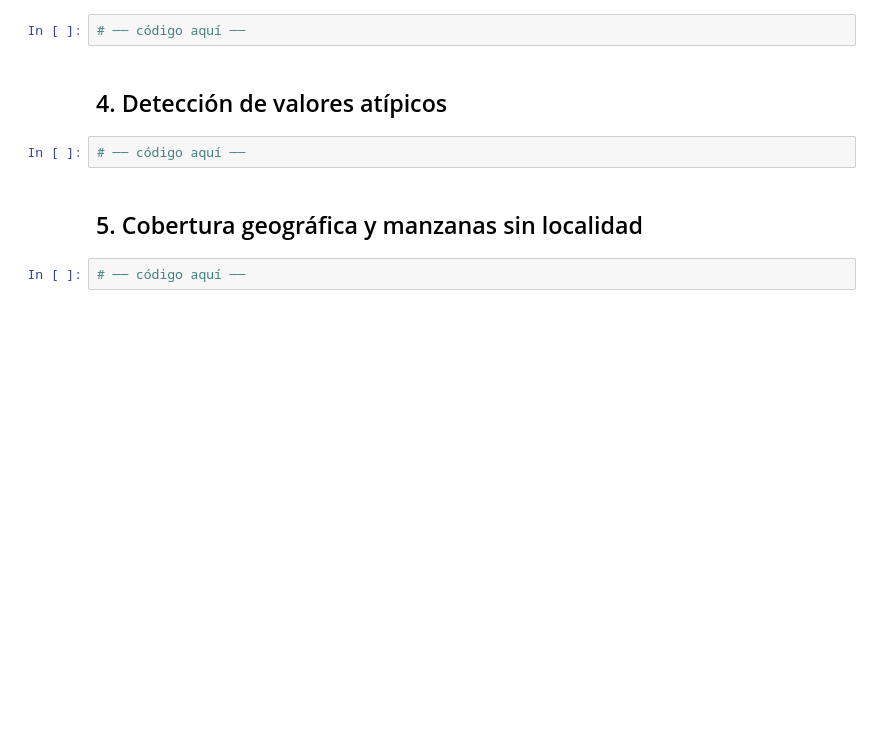
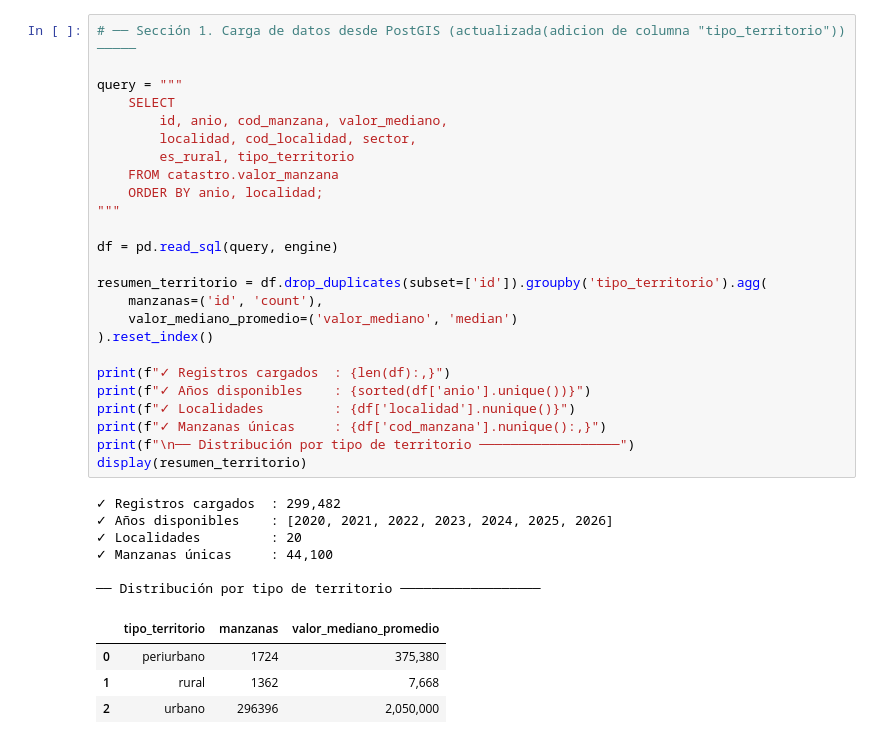
Before and after one commit to kenpama28-commits/colombia-mercado-inmobiliario_v2, a Jupyter notebook: notebooks/01_exploracion_eda.ipynb, the cells around one changed output. Drawn from its saved outputs; the diff is of its cells as text; blank space fills up the shorter version.

```diff
--- a/notebooks/01_exploracion_eda.ipynb
+++ b/notebooks/01_exploracion_eda.ipynb
@@ -27,10 +54,36 @@ engine = create_engine(DB_URL)
-# %%
-# ── código aquí ──
-# %% [markdown]
-## 4. Detección de valores atípicos
-# %%
-# ── código aquí ──
-# %% [markdown]
-## 5. Cobertura geográfica y manzanas sin localidad
-# %%
-# ── código aquí ──
+# %%
+# ── Sección 1. Carga de datos desde PostGIS (actualizada(adicion de columna "tipo_territorio")) ─────
+
+query = """
+    SELECT
+        id, anio, cod_manzana, valor_mediano,
+        localidad, cod_localidad, sector,
+        es_rural, tipo_territorio
+    FROM catastro.valor_manzana
+    ORDER BY anio, localidad;
+"""
+
+df = pd.read_sql(query, engine)
+
+resumen_territorio = df.drop_duplicates(subset=['id']).groupby('tipo_territorio').agg(
+    manzanas=('id', 'count'),
+    valor_mediano_promedio=('valor_mediano', 'median')
+).reset_index()
+
+print(f"✓ Registros cargados  : {len(df):,}")
+print(f"✓ Años disponibles    : {sorted(df['anio'].unique())}")
+print(f"✓ Localidades         : {df['localidad'].nunique()}")
+print(f"✓ Manzanas únicas     : {df['cod_manzana'].nunique():,}")
+print(f"\n── Distribución por tipo de territorio ──────────────────")
+display(resumen_territorio)
+# %% [output]
+✓ Registros cargados  : 299,482
+✓ Años disponibles    : [2020, 2021, 2022, 2023, 2024, 2025, 2026]
+✓ Localidades         : 20
+✓ Manzanas únicas     : 44,100
+
+── Distribución por tipo de territorio ──────────────────
+|  | tipo_territorio | manzanas | valor_mediano_promedio |
+| 0 | periurbano | 1724 | 375,380 |
+| 1 | rural | 1362 | 7,668 |
+| 2 | urbano | 296396 | 2,050,000 |
```
Also changed, not shown: parts of 24 cells of this notebook, 4 other files.
